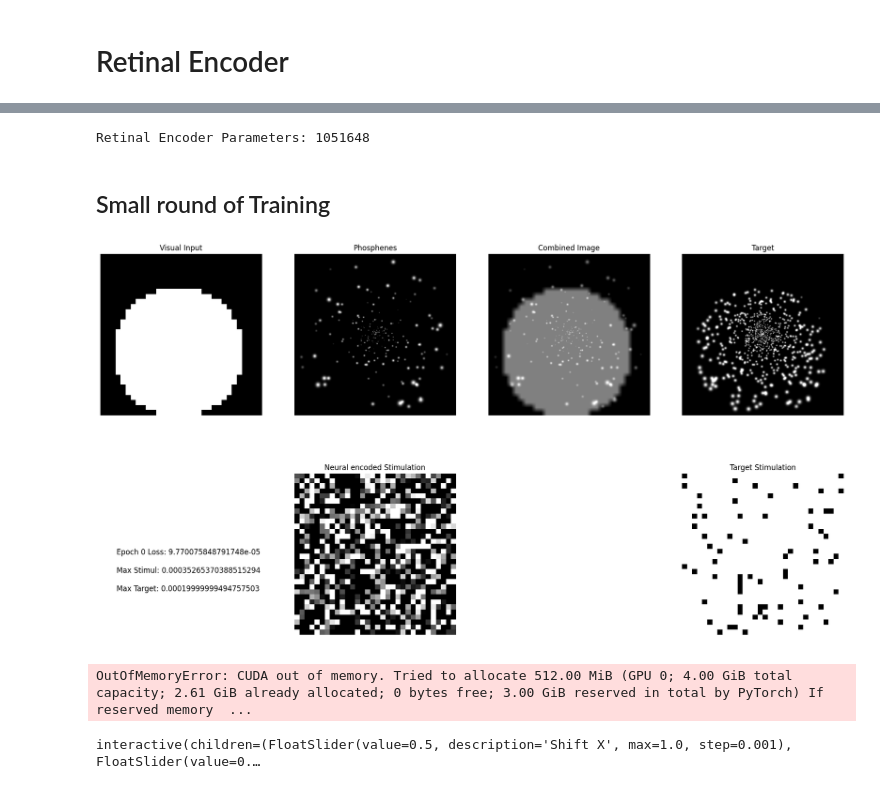
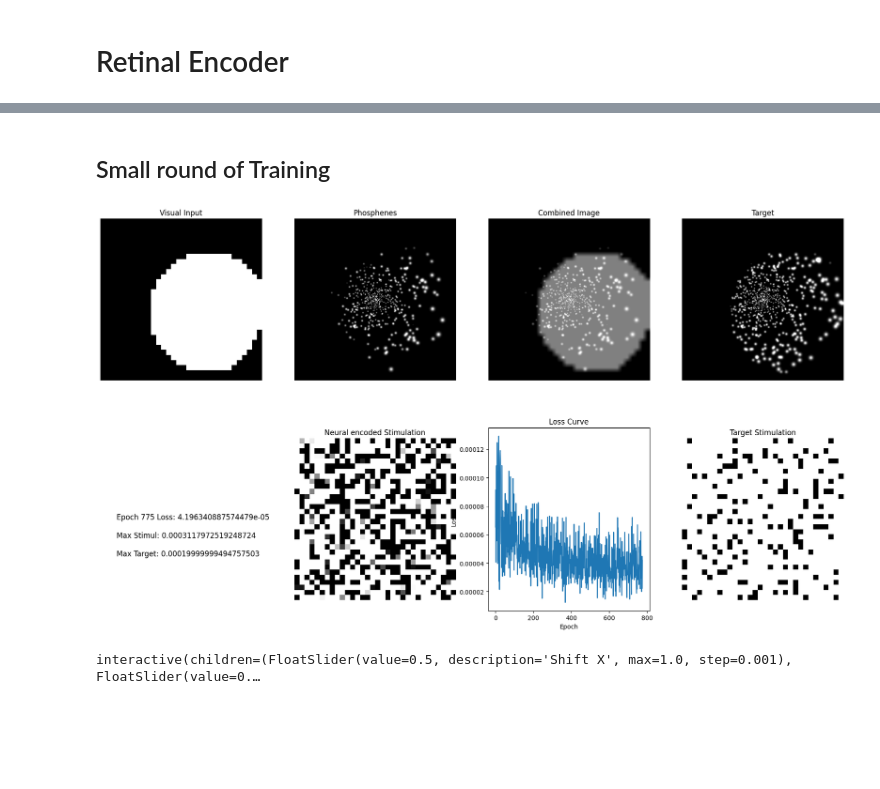
Before and after one commit to MichelleAppel/viseon, a Jupyter notebook: notebooks/test_simulator.ipynb, the cells around one changed output, grey strips where cells are left out. Saved outputs shown, nothing was run; the diff lists cells and outputs as text; code cells hidden in the pictures; blank space fills up the shorter version.

```diff
--- a/notebooks/test_simulator.ipynb
+++ b/notebooks/test_simulator.ipynb
@@ -338,11 +395,7 @@ apply_pruning(retinal_encoder, 0.2)
-# %%
-print('Retinal Encoder Parameters:', sum(p.numel() for p in retinal_encoder.parameters()))
-# %% [output]
-Retinal Encoder Parameters: 1051648
 # %% [markdown]
 ## Small round of Training
 # %%
-cfg['batch_size'] = 2
+cfg['batch_size'] = 4
 
 # Initialize the retinal encoder
 cfg['output_scaling'] = 0.0002
@@ -357,12 +410,14 @@ loss_fn = nn.L1Loss()
 # loss_fn = nn.MSELoss()
 
 # Define optimizer
-optimizer = torch.optim.Adam(retinal_encoder.parameters(), lr=0.0009)
+optimizer = torch.optim.Adam(retinal_encoder.parameters(), lr=0.01)
 
 # Set deterministic algorithms off
 torch.use_deterministic_algorithms(False)
 
 mask = circular_mask((1, 32, 32)).to(cfg['device'])
+
+losses = []
 
 for i in range(800):
     # Generate random image and make non differentiable
@@ -374,7 +429,6 @@ for i in range(800):
     phosphenes = simulator(stimulation)
     simulator.reset()
     phosphene_centers = simulator.sample_centers(phosphenes)
-
 
     # Define target
     resized = resize(random_image.float(), cfg['SPVsize'])
@@ -391,6 +445,8 @@ for i in range(800):
     optimizer.zero_grad()
     loss.backward()
     optimizer.step()
+
+    losses.append(loss.item())
 
     if i % 25 == 0:
         clear_output(wait=True)
@@ -417,37 +473,40 @@ for i in range(800):
         # target
         simulator.reset()
         out = simulator(target_stimulus)[0]
         ax[0, 3].imshow(out.detach().cpu().numpy(), cmap='gray')
         ax[0, 3].axis('off')
         ax[0, 3].set_title('Target')
 
         # 1,0 text block with training stats
         ax[1, 0].text(0.1, 0.5, f'Epoch {i} Loss: {loss.item()}', fontsize=12, ha='left')
         ax[1, 0].text(0.1, 0.4, f'Max Stimul: {stimulation.max().item()}', fontsize=12, ha='left')
         ax[1, 0].text(0.1, 0.3, f'Max Target: {target_stimulus.max().item()}', fontsize=12, ha='left')
         ax[1, 0].axis('off')
 
         # Create a square stimulation grid with a mask
         stimulation_square = torch.zeros((reshape_square, reshape_square), device=cfg['device'])
         stimulation_square.view(-1)[:N_PHOSPHENES] = stimulation[0]
 
         stimulation_target_square = torch.zeros((reshape_square, reshape_square), device=cfg['device'])
         stimulation_target_square.view(-1)[:N_PHOSPHENES] = target[0]
 
         ax[1, 1].imshow(stimulation_square.detach().cpu().numpy(), cmap='gray', vmin=0, vmax=1.0000e-04)
         ax[1, 1].set_title('Neural encoded Stimulation')
         ax[1, 1].axis('off')
 
-        ax[1, 2].axis('off')
-
         ax[1, 3].imshow(stimulation_target_square.cpu().numpy(), cmap='gray', vmin=0, vmax=1.0000e-04)
         ax[1, 3].set_title('Target Stimulation')
         ax[1, 3].axis('off')
 
+        # plot loss curve
+        ax[1, 2].plot(range(len(losses)), losses)
+        ax[1, 2].set_title('Loss Curve')
+        ax[1, 2].set_xlabel('Epoch')
+        ax[1, 2].set_ylabel('Loss')
+
         plt.show()
 # %% [output]
-[figure, old version]
+[figure, new version]
-OutOfMemoryError: CUDA out of memory. Tried to allocate 512.00 MiB (GPU 0; 4.00 GiB total capacity; 2.61 GiB already allocated; 0 bytes free; 3.00 GiB reserved in total by PyTorch) If reserved memory  ...
 # %%
 def update_plot(shift_x=0.0, shift_y=0.0, circle_size=20):
     fig, ax = plt.subplots(2, 3, figsize=(22, 12))
```
Also changed, not shown: parts of 6 cells of this notebook, 1 other file.
